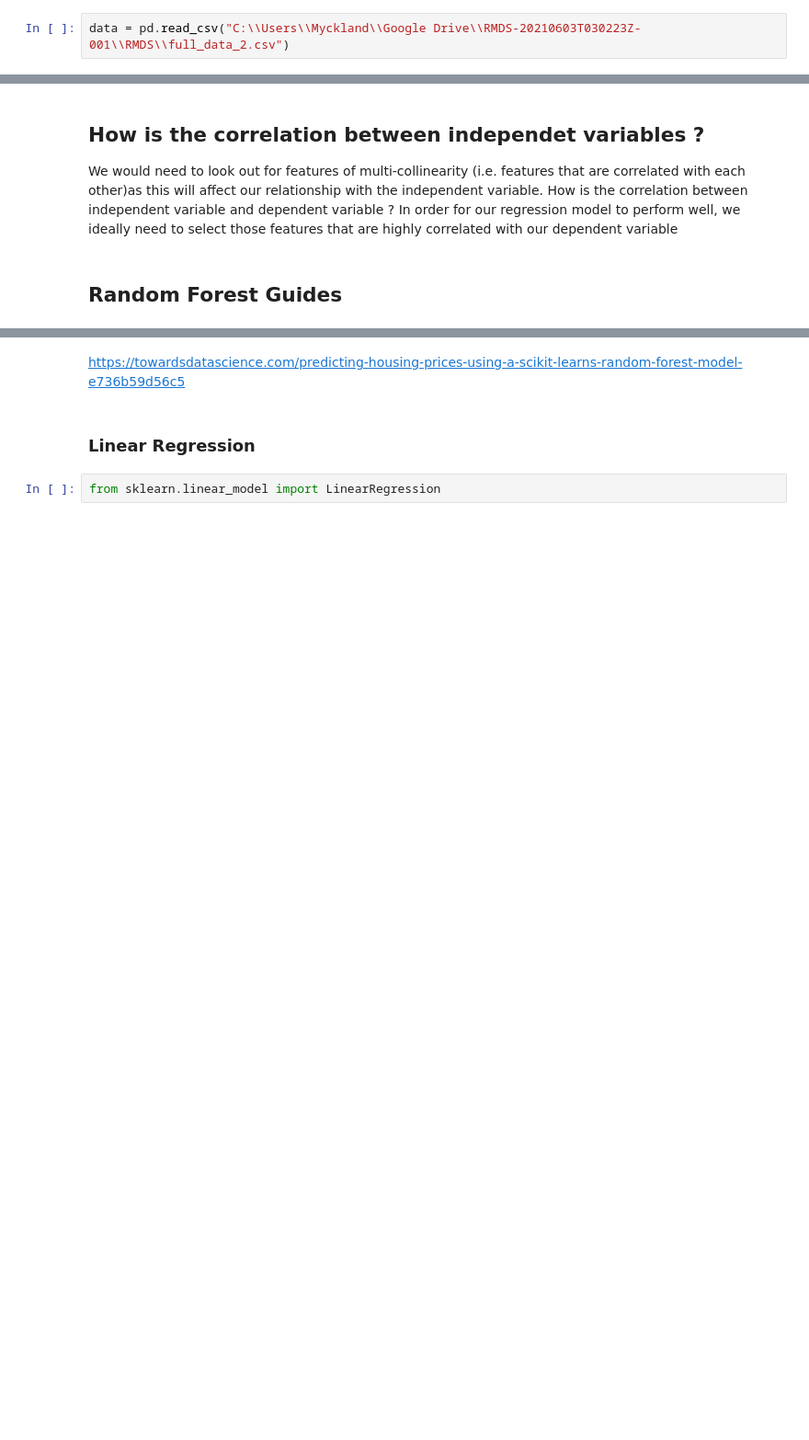
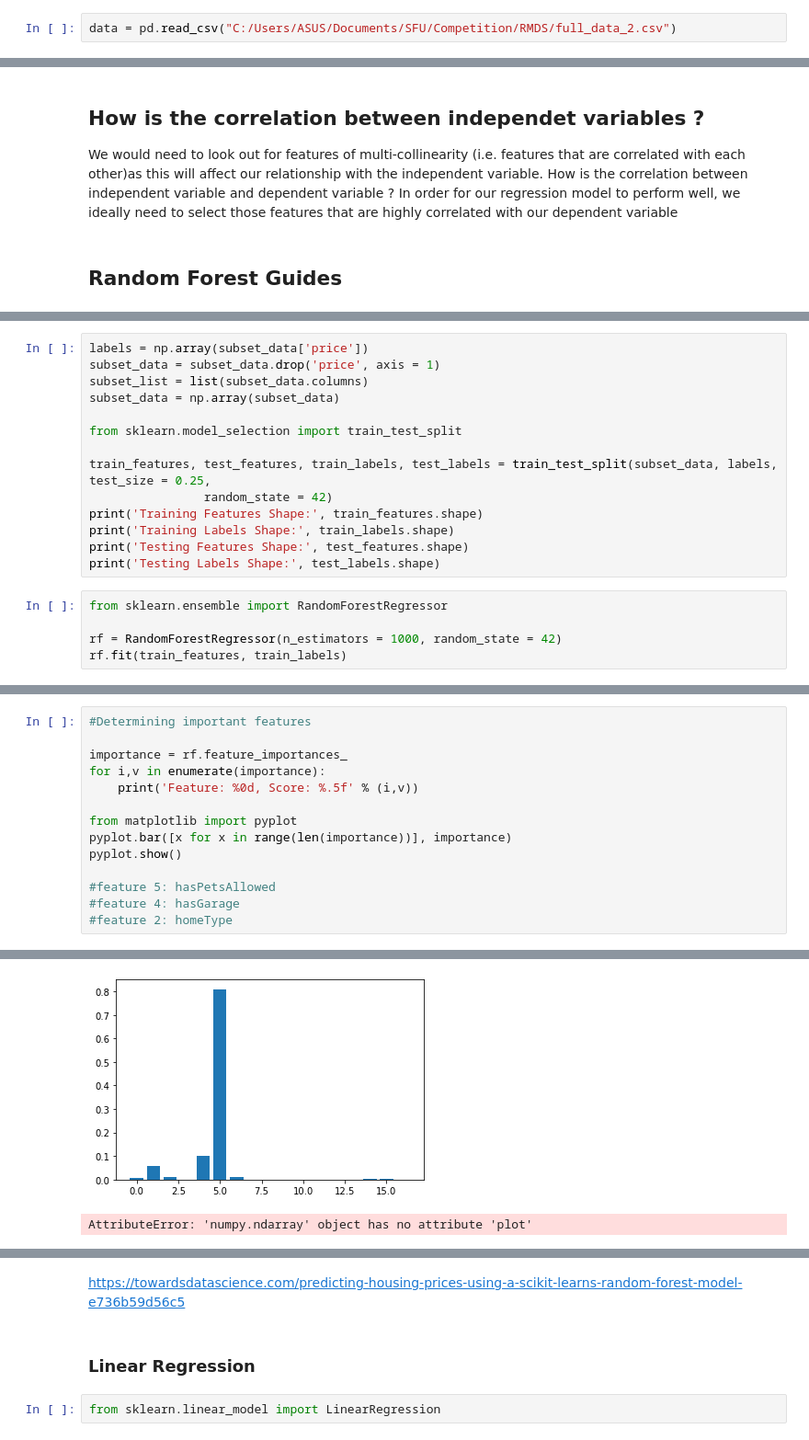
Before and after one commit to Myckland/RDMS_Competition, a Jupyter notebook: Descriptive Analysis of Dataset RDMS.ipynb, the cells around one changed output, grey strips where cells are left out. Shown at 92% size. Saved outputs shown, nothing was run; the diff lists cells and outputs as text; blank space fills up the shorter version.

```diff
--- a/Descriptive Analysis of Dataset RDMS.ipynb
+++ b/Descriptive Analysis of Dataset RDMS.ipynb
@@ -8,7 +8,7 @@ import numpy as np
 import matplotlib.pyplot as plt
 import seaborn as sns
 # %%
-data = pd.read_csv("C:\\Users\\Myckland\\Google Drive\\RMDS-20210603T030223Z-001\\RMDS\\full_data_2.csv")
+data = pd.read_csv("C:/Users/ASUS/Documents/SFU/Competition/RMDS/full_data_2.csv")
 # %%
 data.head()
 # %% [output]
@@ -87,0 +153,19 @@ In order for our regression model to perform well, we ideally need to select tho
+# %%
+labels = np.array(subset_data['price'])
+subset_data = subset_data.drop('price', axis = 1)
+subset_list = list(subset_data.columns)
+subset_data = np.array(subset_data)
+
+from sklearn.model_selection import train_test_split
+
+train_features, test_features, train_labels, test_labels = train_test_split(subset_data, labels, test_size = 0.25,
+                random_state = 42)
+print('Training Features Shape:', train_features.shape)
+print('Training Labels Shape:', train_labels.shape)
+print('Testing Features Shape:', test_features.shape)
+print('Testing Labels Shape:', test_labels.shape)
+# %%
+from sklearn.ensemble import RandomForestRegressor
+
+rf = RandomForestRegressor(n_estimators = 1000, random_state = 42)
+rf.fit(train_features, train_labels)
@@ -87,0 +187,15 @@ In order for our regression model to perform well, we ideally need to select tho
+# %%
+#Determining important features
+
+importance = rf.feature_importances_
+for i,v in enumerate(importance):
+    print('Feature: %0d, Score: %.5f' % (i,v))
+
+from matplotlib import pyplot
+pyplot.bar([x for x in range(len(importance))], importance)
+pyplot.show()
+
+#feature 5: hasPetsAllowed
+#feature 4: hasGarage
+#feature 2: homeType
+# %% [output]
@@ -87,0 +219,2 @@ In order for our regression model to perform well, we ideally need to select tho
+[figure, added]
+AttributeError: 'numpy.ndarray' object has no attribute 'plot'
```
Also changed, not shown: parts of 12 cells of this notebook.
